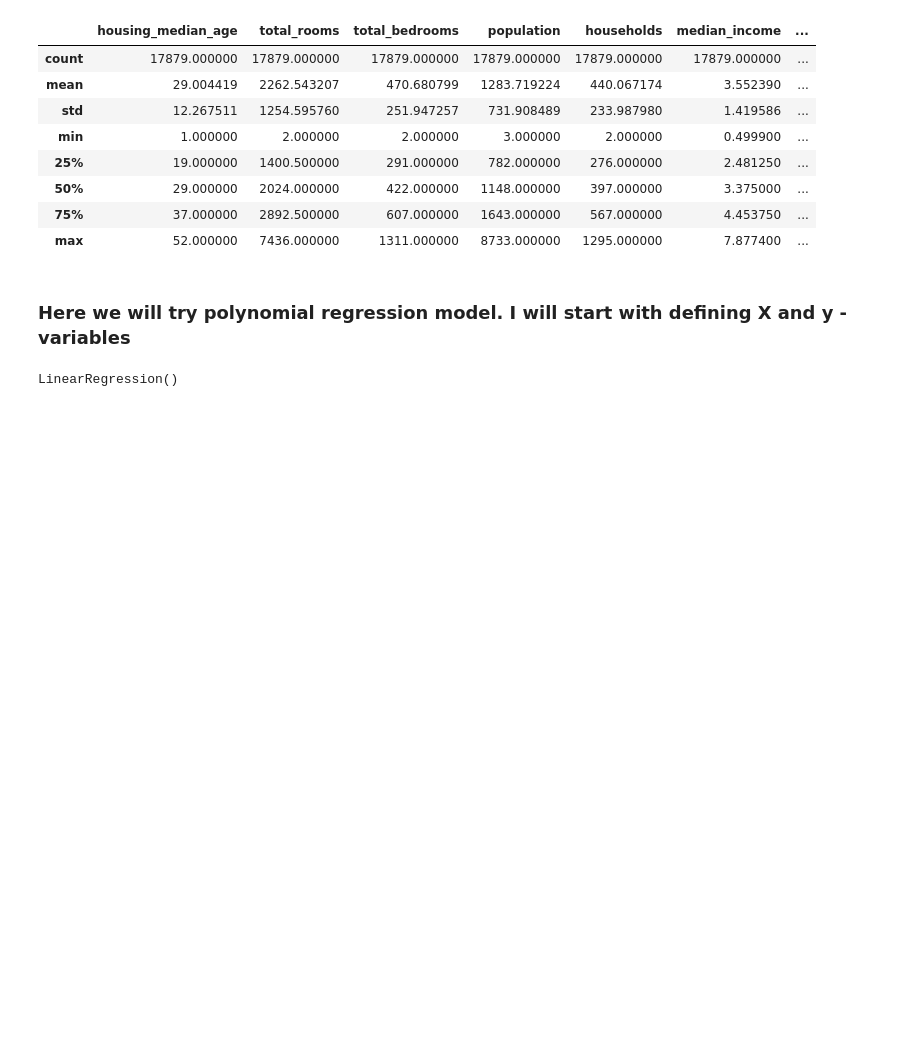
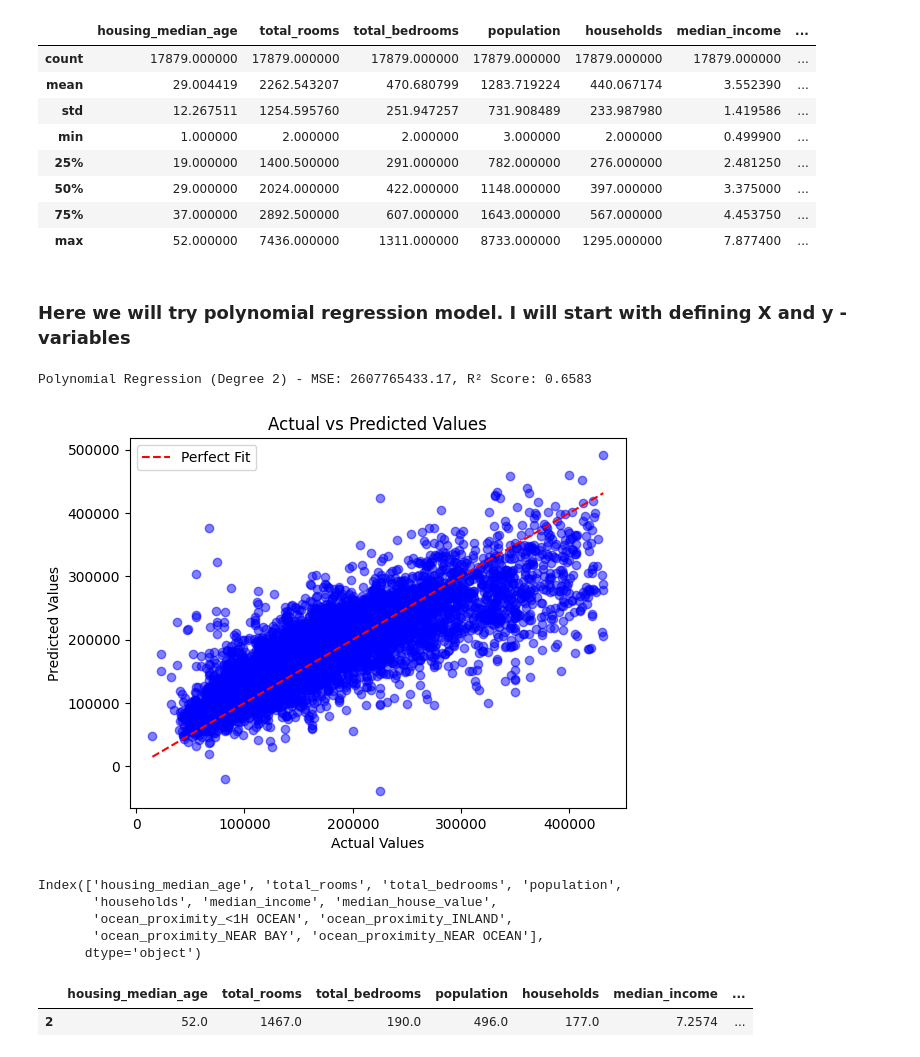
Before and after one commit to RovSveta/Introduction_to-_Machine_Learning_Methods-, a Jupyter notebook: Exercise_project_1_Model_1_polynomial_regression.ipynb, the cells around one changed output. Drawn from its saved outputs; the diff is of its cells as text; code cells hidden in the pictures; blank space fills up the shorter version.

```diff
--- a/Exercise_project_1_Model_1_polynomial_regression.ipynb
+++ b/Exercise_project_1_Model_1_polynomial_regression.ipynb
@@ -249,15 +242,60 @@ X_poly = poly.fit_transform(X)  # Transform X
-# %%
-# Train the model:
-model = LinearRegression()
-model.fit(X_poly, y)
-
-# Predictions
-y_pred = model.predict(X_poly)
-
-# Evaluate performance
-mse = mean_squared_error(y, y_pred)
-r2 = r2_score(y, y_pred)
-
-print(f"Polynomial Regression (Degree 2) - MSE: {mse:.2f}, R² Score: {r2:.4f}")
-# %% [output]
-LinearRegression()
+# %%
+# ref: https://www.javatpoint.com/machine-learning-polynomial-regression
+# ref: ChatGPT
+
+from sklearn.metrics import mean_squared_error, r2_score
+from sklearn.preprocessing import PolynomialFeatures
+from sklearn.model_selection import train_test_split
+
+# X -> use everything else except the target
+X = df.drop("median_house_value", axis=1)
+
+# Our target variable is y
+y = df['median_house_value']
+
+# Split the data into training and test sets (70% train, 30% test)
+X_train, X_test, y_train, y_test = train_test_split(X, y, test_size=0.3, random_state=42)
+
+# Create polynomial features (degree 2)
+poly = PolynomialFeatures(degree=2, include_bias=False)
+X_train_poly = poly.fit_transform(X_train)  # Transform training data
+X_test_poly = poly.transform(X_test)  # Transform test data (no fit to avoid data leakage)
+
+# Train the model
+model = LinearRegression()
+model.fit(X_train_poly, y_train)
+
+# Predictions on the test set
+y_pred = model.predict(X_test_poly)
+
+# Evaluate performance on the test set
+mse = mean_squared_error(y_test, y_pred)
+r2 = r2_score(y_test, y_pred)
+
+print(f"Polynomial Regression (Degree 2) - MSE: {mse:.2f}, R² Score: {r2:.4f}")
+# %% [output]
+Polynomial Regression (Degree 2) - MSE: 2607765433.17, R² Score: 0.6583
+# %%
+# visualization of the model:
+plt.scatter(y_test, y_pred, color="blue", alpha=0.5)
+plt.plot([y_test.min(), y_test.max()], [y_test.min(), y_test.max()], color="red", linestyle="--", label="Perfect Fit")
+plt.xlabel("Actual Values")
+plt.ylabel("Predicted Values")
+plt.title("Actual vs Predicted Values")
+plt.legend()
+plt.show()
+# %% [output]
+[figure, added]
+# %%
+df.columns
+# %% [output]
+Index(['housing_median_age', 'total_rooms', 'total_bedrooms', 'population',
+       'households', 'median_income', 'median_house_value',
+       'ocean_proximity_<1H OCEAN', 'ocean_proximity_INLAND',
+       'ocean_proximity_NEAR BAY', 'ocean_proximity_NEAR OCEAN'],
+      dtype='object')
+# %%
+df.head(1)
+# %% [output]
+|  | housing_median_age | total_rooms | total_bedrooms | population | households | median_income | ... |
+| 2 | 52.0 | 1467.0 | 190.0 | 496.0 | 177.0 | 7.2574 | ... |
```
Also changed, not shown: parts of 8 cells of this notebook.
